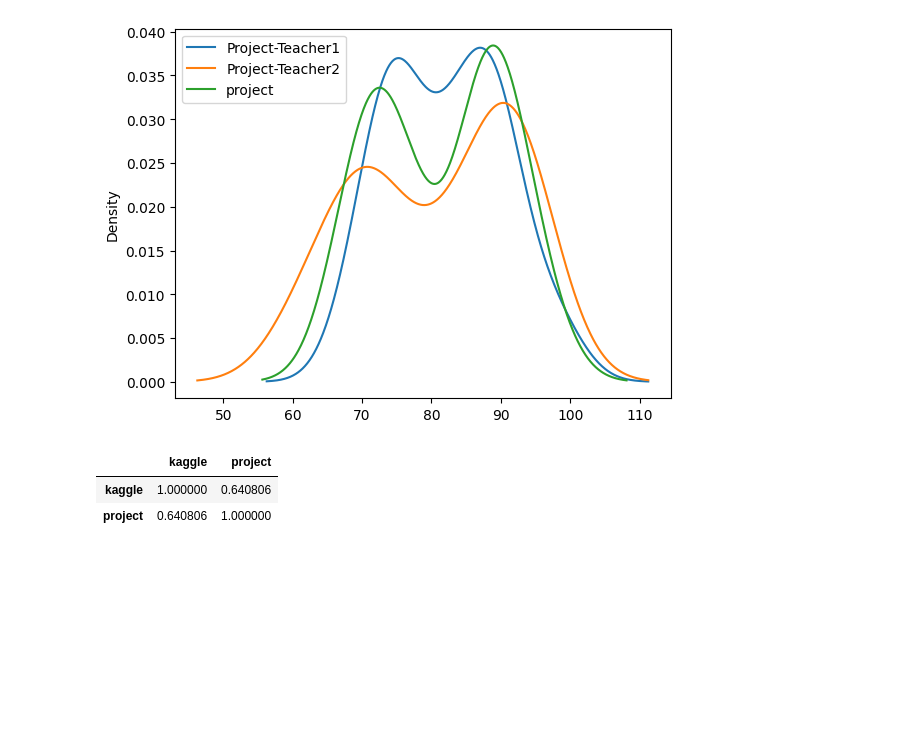
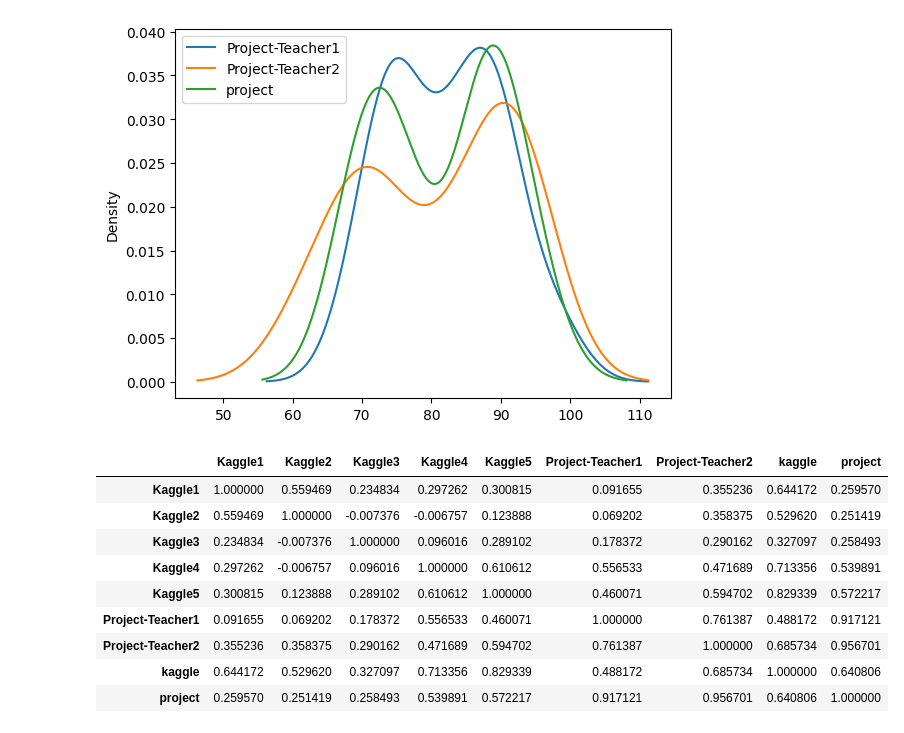
Before and after one commit to pauldubois98/MarkingCorrelation, a Jupyter notebook: analysis.ipynb, the cells around one changed output. Saved outputs shown, nothing was run; the diff lists cells and outputs as text; code cells hidden in the pictures; blank space fills up the shorter version.

Commit message:
correlation between all columns

```diff
--- a/analysis.ipynb
+++ b/analysis.ipynb
@@ -80,9 +80,16 @@ plt.show()
 # %% [output]
 [figure]
 # %%
-# calculate the correlation between kaggle and project
-data[["kaggle", "project"]].corr()
+# calculate the correlation between all columns
+data.corr()
 # %% [output]
-|  | kaggle | project |
-| kaggle | 1.000000 | 0.640806 |
-| project | 0.640806 | 1.000000 |
+|  | Kaggle1 | Kaggle2 | Kaggle3 | Kaggle4 | Kaggle5 | Project-Teacher1 | Project-Teacher2 | kaggle | project |
+| Kaggle1 | 1.000000 | 0.559469 | 0.234834 | 0.297262 | 0.300815 | 0.091655 | 0.355236 | 0.644172 | 0.259570 |
+| Kaggle2 | 0.559469 | 1.000000 | -0.007376 | -0.006757 | 0.123888 | 0.069202 | 0.358375 | 0.529620 | 0.251419 |
+| Kaggle3 | 0.234834 | -0.007376 | 1.000000 | 0.096016 | 0.289102 | 0.178372 | 0.290162 | 0.327097 | 0.258493 |
+| Kaggle4 | 0.297262 | -0.006757 | 0.096016 | 1.000000 | 0.610612 | 0.556533 | 0.471689 | 0.713356 | 0.539891 |
+| Kaggle5 | 0.300815 | 0.123888 | 0.289102 | 0.610612 | 1.000000 | 0.460071 | 0.594702 | 0.829339 | 0.572217 |
+| Project-Teacher1 | 0.091655 | 0.069202 | 0.178372 | 0.556533 | 0.460071 | 1.000000 | 0.761387 | 0.488172 | 0.917121 |
+| Project-Teacher2 | 0.355236 | 0.358375 | 0.290162 | 0.471689 | 0.594702 | 0.761387 | 1.000000 | 0.685734 | 0.956701 |
+| kaggle | 0.644172 | 0.529620 | 0.327097 | 0.713356 | 0.829339 | 0.488172 | 0.685734 | 1.000000 | 0.640806 |
+| project | 0.259570 | 0.251419 | 0.258493 | 0.539891 | 0.572217 | 0.917121 | 0.956701 | 0.640806 | 1.000000 |
```
